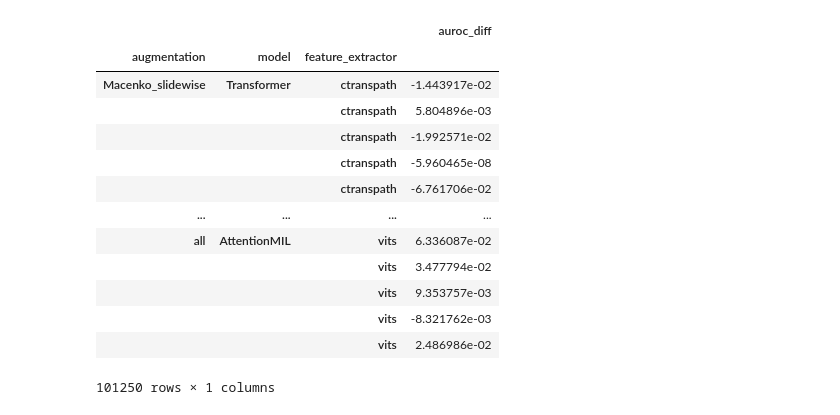
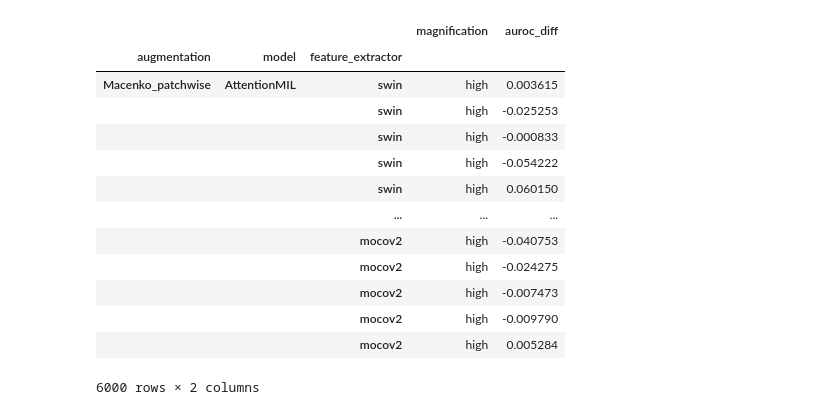
Before and after one commit to georg-wolflein/good-features, a Jupyter notebook: notebooks/main_figure.ipynb, the cells around one changed output. Saved outputs shown, nothing was run; the diff lists cells and outputs as text; code cells hidden in the pictures.

```diff
--- a/notebooks/main_figure.ipynb
+++ b/notebooks/main_figure.ipynb
@@ -10,12 +10,23 @@ import matplotlib as mpl
 from histaug.analysis.bootstrap_augmentations import compare_bootstraps
 from histaug.utils.display import RENAME_MODELS, RENAME_FEATURE_EXTRACTORS, FEATURE_EXTRACTOR_GROUPS
 # %%
-augmentation_groups_to_compare = ["Macenko_slidewise", "Macenko_patchwise", "simple_rotate", "all"]
-augmentation_groups_to_compare = ["Macenko_slidewise", "simple_rotate", "all"]
+# MAGNIFICATION = "high"
+MAGNIFICATION = "low"
+
+assert MAGNIFICATION == "low", "Not implemented for high magnification"
+
+augmentation_groups_to_compare = [
+    "Macenko_slidewise",
+    # "Macenko_patchwise",
+    "simple_rotate",
+    "all",
+]
+if MAGNIFICATION == "high":
+    augmentation_groups_to_compare = ["Macenko_patchwise"]
 
 dfs = []
 for aug in augmentation_groups_to_compare:
-    df = compare_bootstraps("none", aug)
+    df = compare_bootstraps(MAGNIFICATION, "none", aug)
     df["augmentation"] = aug
     dfs.append(df)
 
@@ -28,17 +37,17 @@ df
-|  |  |  | auroc_diff |
-| augmentation | model | feature_extractor |  |
-| Macenko_slidewise | Transformer | ctranspath | -1.443917e-02 |
-|  |  | ctranspath | 5.804896e-03 |
-|  |  | ctranspath | -1.992571e-02 |
-|  |  | ctranspath | -5.960465e-08 |
-|  |  | ctranspath | -6.761706e-02 |
-| ... | ... | ... | ... |
-| all | AttentionMIL | vits | 6.336087e-02 |
-|  |  | vits | 3.477794e-02 |
-|  |  | vits | 9.353757e-03 |
-|  |  | vits | -8.321762e-03 |
-|  |  | vits | 2.486986e-02 |
+|  |  |  | magnification | auroc_diff |
+| augmentation | model | feature_extractor |  |  |
+| Macenko_patchwise | AttentionMIL | swin | high | 0.003615 |
+|  |  | swin | high | -0.025253 |
+|  |  | swin | high | -0.000833 |
+|  |  | swin | high | -0.054222 |
+|  |  | swin | high | 0.060150 |
+|  |  | ... | ... | ... |
+|  |  | mocov2 | high | -0.040753 |
+|  |  | mocov2 | high | -0.024275 |
+|  |  | mocov2 | high | -0.007473 |
+|  |  | mocov2 | high | -0.009790 |
+|  |  | mocov2 | high | 0.005284 |
-101250 rows × 1 columns
+6000 rows × 2 columns
 # %%
 models = ["AttentionMIL", "Transformer", "MeanAveragePooling"]
 # models = ["AttentionMIL"]
```
Also changed, not shown: parts of 2 cells of this notebook, 59 other files.
